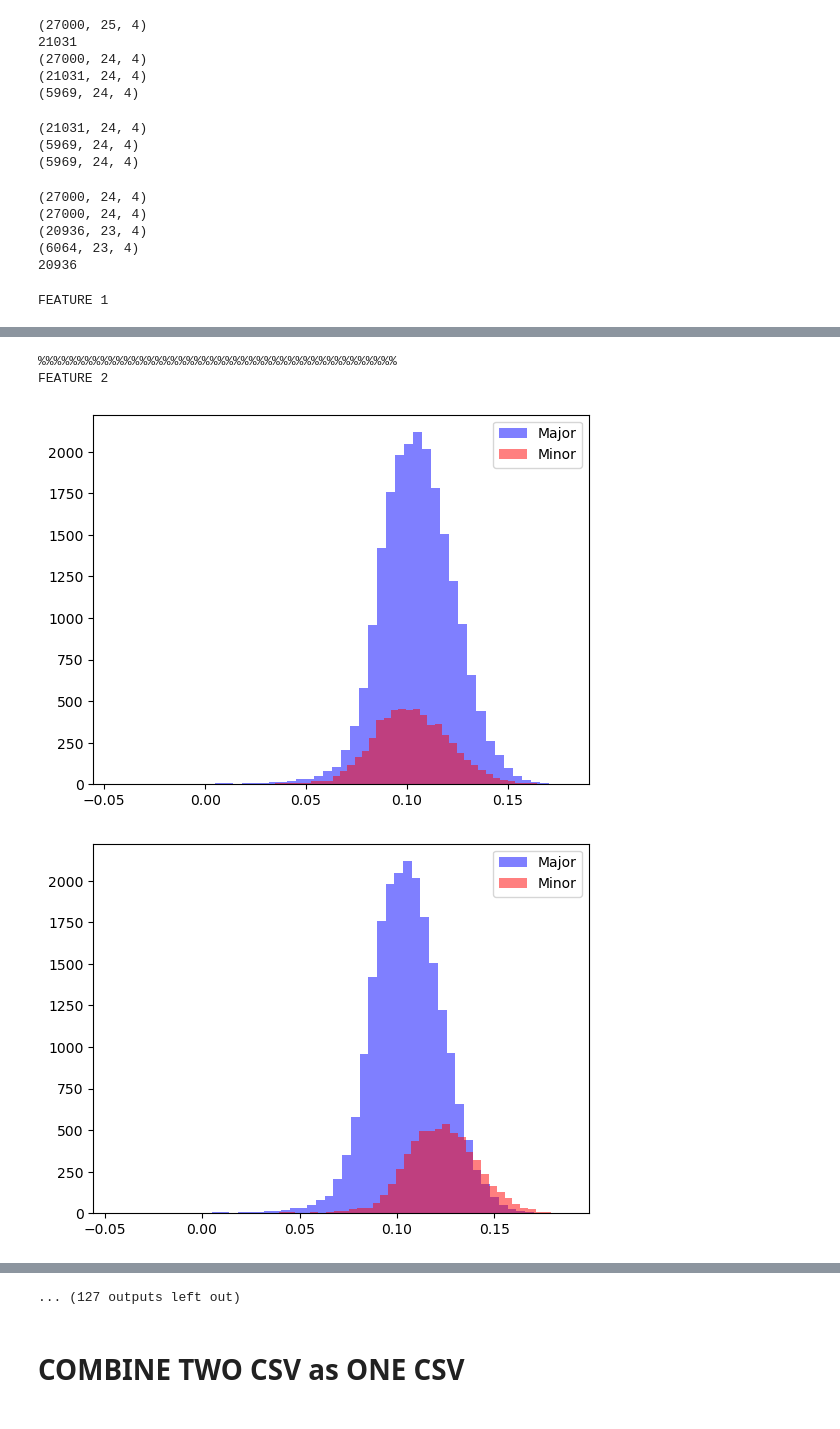
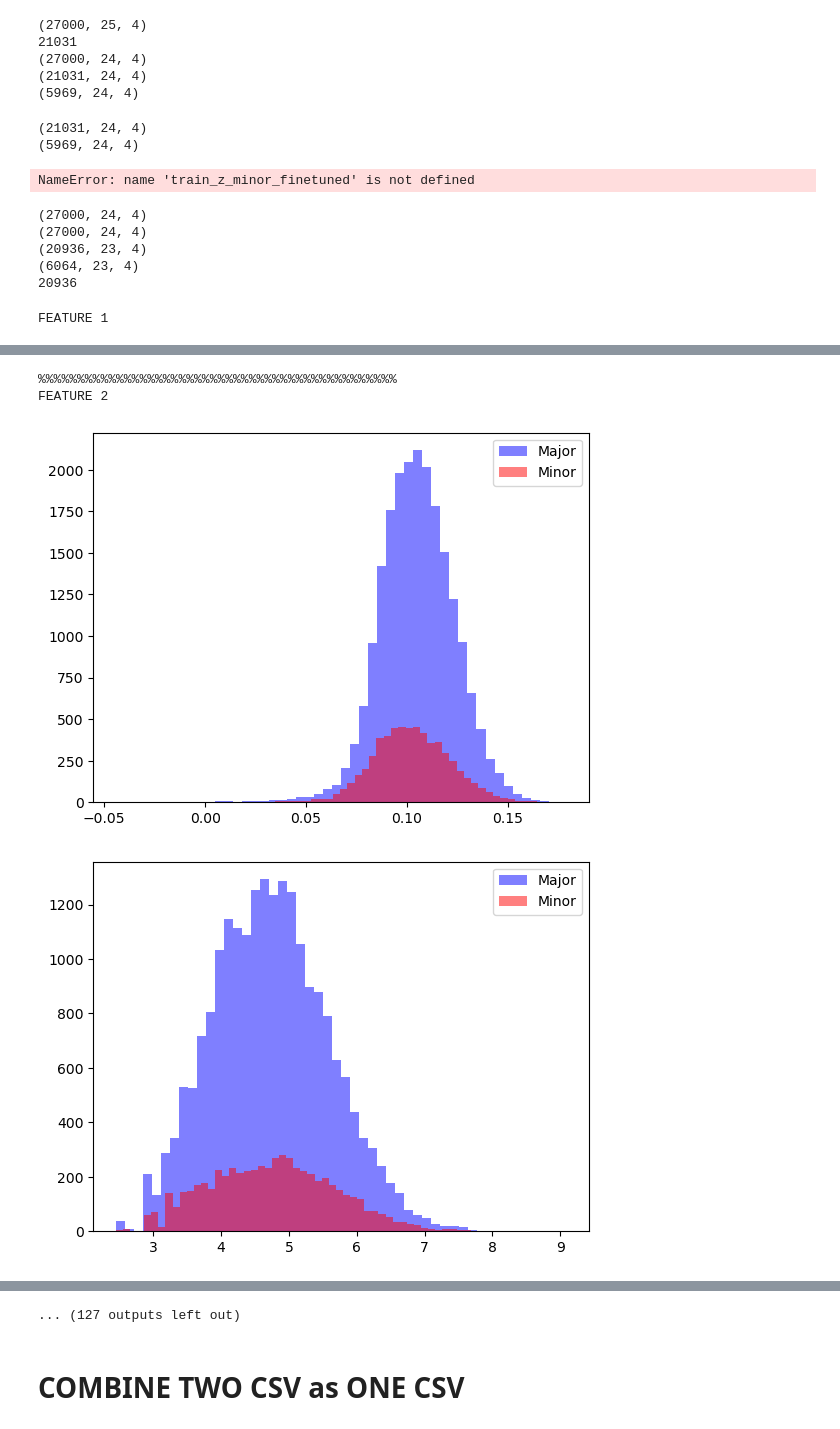
Before and after one commit to paathelb/tabsyn, a Jupyter notebook: tabsyn/vae/ckpt/default/plot_train_z.ipynb, the cells around one changed output, grey strips where cells are left out. Saved outputs shown, nothing was run; the diff lists cells and outputs as text; code cells hidden in the pictures.

Commit message:
Deviation from Major Distribution Loss (L2 Norm)

```diff
--- a/tabsyn/vae/ckpt/default/plot_train_z.ipynb
+++ b/tabsyn/vae/ckpt/default/plot_train_z.ipynb
@@ -14,7 +14,8 @@ print(train_z_major.shape)
 # sample = random.sample(range(0, train_z_major.shape[0]), train_z_minor.shape[0])
 sample = random.sample(range(0, train_z_major.shape[0]), train_z_major.shape[0])
 train_z_major = train_z_major[sample]
-train_z_minor_finetuned = np.load('major_finetune_on_minor/train_z_minor.npy')
+train_z_minor_finetuned_MINOR = np.load('major_finetune_on_minor_l2normloss/train_z_minor.npy')
+train_z_minor_finetuned_MAJOR = np.load('major_finetune_on_minor_l2normloss/train_z_major.npy')
 train_z_major_finetuned_majorminor = np.load('major_finetuned_on_majorminor/train_z.npy')
 # %% [output]
 (21031, 24, 4)
@@ -63,7 +64,7 @@ print(train_z_minor_finetuned.shape)
 # %% [output]
 (21031, 24, 4)
 (5969, 24, 4)
-(5969, 24, 4)
+NameError: name 'train_z_minor_finetuned' is not defined
 # %%
 # For TabSyn after the diffusion model
 # Get train_tabsyn_orig from the original TabSyn model (after diffusion)
@@ -112,8 +113,8 @@ for i in range(0,23):
     # Show the plot
     plt.show()
 
-
-    data2 = train_z_minor_finetuned[:,i+1,:].mean(1)
+    data1 = train_z_minor_finetuned_MAJOR[:,i+1,:].mean(1)
+    data2 = train_z_minor_finetuned_MINOR[:,i+1,:].mean(1)
 
     # Plot the histograms
     plt.hist(data1, bins=50, alpha=0.50, label='Major', color='blue')
@@ -176,10 +177,10 @@ FEATURE 1
 [figure]
 [figure]
 [figure]
 %%%%%%%%%%%%%%%%%%%%%%%%%%%%%%%%%%%%%%%%%%%%%%
 FEATURE 2
 [figure]
-[figure, old version]
+[figure, new version]
 [figure]
 [figure]
 [figure]
```
Also changed, not shown: parts of 1 cell of this notebook, 28 other files.
